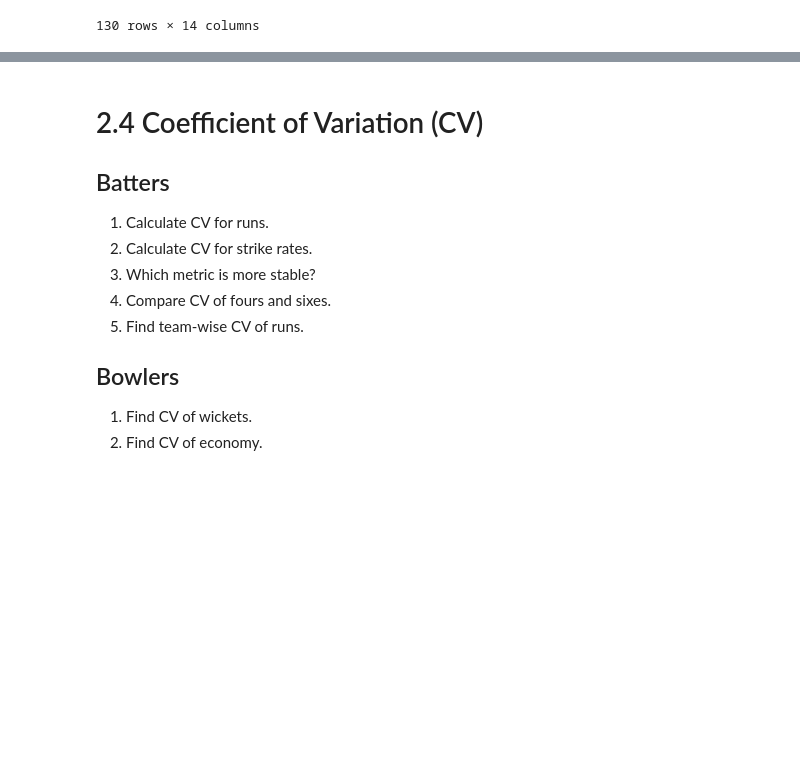
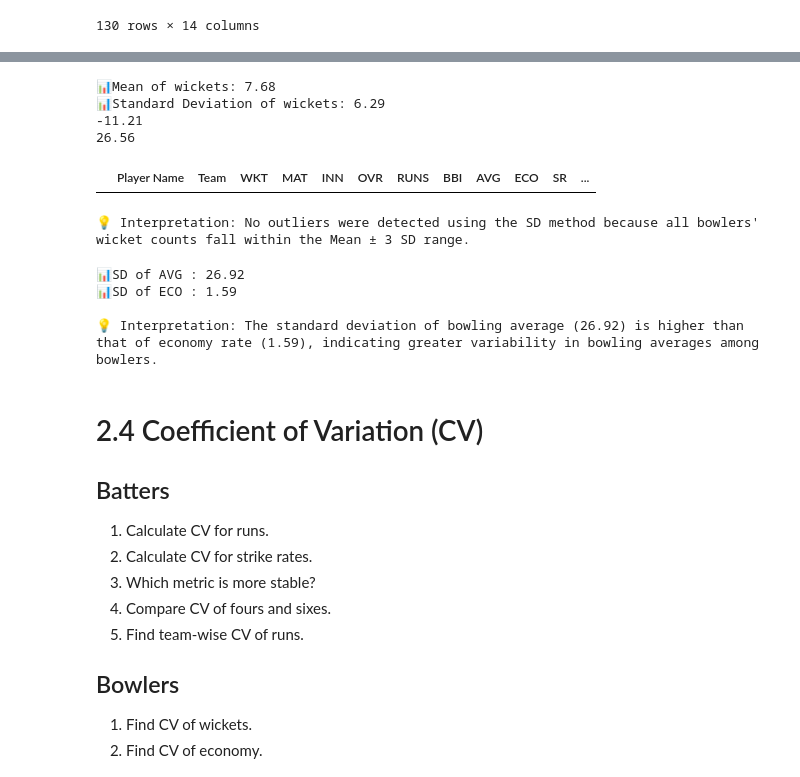
Before and after one commit to shahyash1136/data-analyst-porjects, a Jupyter notebook: IPL_2025_jupyterbook/index.ipynb, the cells around one changed output, grey strips where cells are left out. Cells and saved outputs as stored; diff of their text form; code cells hidden in the pictures; blank space fills up the shorter version.

```diff
--- a/IPL_2025_jupyterbook/index.ipynb
+++ b/IPL_2025_jupyterbook/index.ipynb
@@ -2238,7 +2343,63 @@ display(batters_within_1sd)
 # %%
 # 4. Detect outlier bowlers using SD.
+mean_wicket = df_bowlers["WKT"].mean()
+std_wicket = df_bowlers["WKT"].std()
+
+print(f"📊Mean of wickets: {mean_wicket:.2f}")
+print(f"📊Standard Deviation of wickets: {std_wicket:.2f}")
+
+lower_limit = mean_wicket - 3 * std_wicket
+upper_limit = mean_wicket + 3 * std_wicket
+
+print(lower_limit.round(2))
+print(upper_limit.round(2))
+
+outliers = df_bowlers[
+    (df_bowlers["WKT"] < lower_limit) | (df_bowlers["WKT"] > upper_limit)
+]
+
+display(outliers)
+
+print(
+    "💡 Interpretation: No outliers were detected using the SD method because all bowlers' wicket counts fall within the Mean ± 3 SD range."
+)
+# %% [output]
+📊Mean of wickets: 7.68
+📊Standard Deviation of wickets: 6.29
+-11.21
+26.56
+|  | Player Name | Team | WKT | MAT | INN | OVR | RUNS | BBI | AVG | ECO | SR | ... |
+💡 Interpretation: No outliers were detected using the SD method because all bowlers' wicket counts fall within the Mean ± 3 SD range.
 # %%
 # 5. Compare SD of AVG and ECO.
+std_avg = df_bowlers["AVG"].std()
+std_eco = df_bowlers["ECO"].std()
+
+print(f"📊SD of AVG : {std_avg:.2f}")
+print(f"📊SD of ECO : {std_eco:.2f}")
+
+if std_avg > std_eco:
+    print(
+        f"\n💡 Interpretation: The standard deviation of bowling average ({std_avg:.2f}) "
+        f"is higher than that of economy rate ({std_eco:.2f}), indicating greater "
+        f"variability in bowling averages among bowlers."
+    )
+elif std_eco > std_avg:
+    print(
+        f"\n💡 Interpretation: The standard deviation of economy rate ({std_eco:.2f}) "
+        f"is higher than that of bowling average ({std_avg:.2f}), indicating greater "
+        f"variability in economy rates among bowlers."
+    )
+else:
+    print(
+        "\n💡 Interpretation: Bowling average and economy rate have the same "
+        "standard deviation, indicating similar variability."
+    )
+# %% [output]
+📊SD of AVG : 26.92
+📊SD of ECO : 1.59
+
+💡 Interpretation: The standard deviation of bowling average (26.92) is higher than that of economy rate (1.59), indicating greater variability in bowling averages among bowlers.
 # %% [markdown]
 # 2.4 Coefficient of Variation (CV)
 
```
Also changed, not shown: parts of 5 cells of this notebook.
